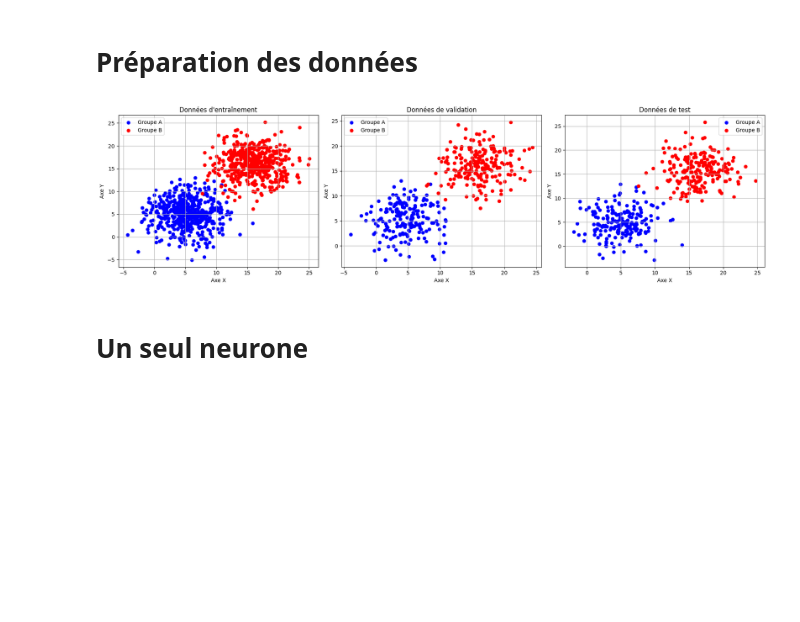
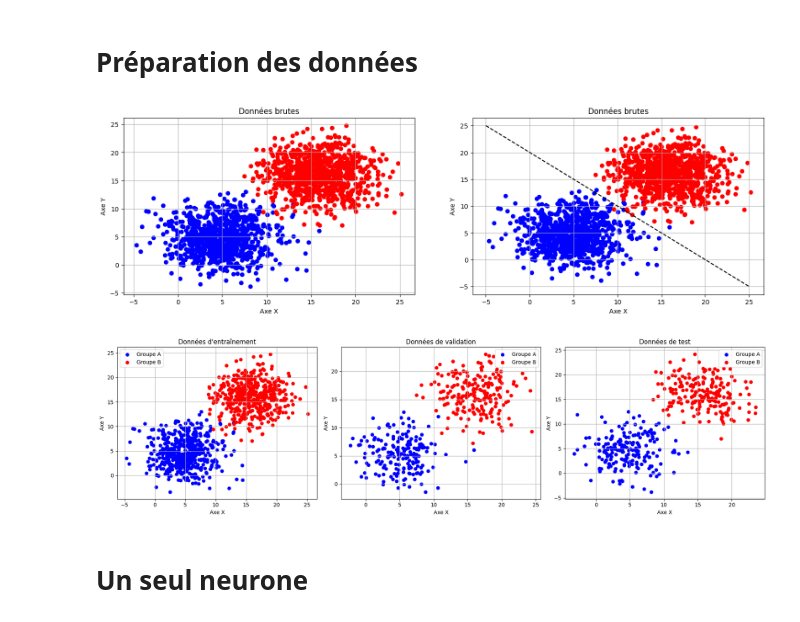
Before and after one commit to kmanu225/ml-perceptron, a Jupyter notebook: perceptron.ipynb, the cells around one changed output. Cells and saved outputs as stored; diff of their text form; code cells hidden in the pictures; blank space fills up the shorter version.

Commit message:
visual analysis

```diff
--- a/perceptron.ipynb
+++ b/perceptron.ipynb
@@ -49,42 +62,65 @@ total_per_class = N_train + N_val + N_test
 group_a = [[rd.gauss(mean_a, 3), rd.gauss(mean_a, 3)] for _ in range(total_per_class)]
 group_b = [[rd.gauss(mean_b, 3), rd.gauss(mean_b, 3)] for _ in range(total_per_class)]
 
+
 # Création des tableaux X (features) et Y (labels)
 X_raw_data = np.array(group_a + group_b)
 Y_raw_data = np.array([1] * total_per_class + [0] * total_per_class)  # 1 = groupe A, 0 = groupe B
+
+
+# Visualisation des données avant le découpage
+fig, axs = plt.subplots(1, 2, figsize=(18, 5))
+
+axs[0].scatter(np.array(group_a)[:, 0], np.array(group_a)[:, 1], color='blue')
+axs[0].scatter(np.array(group_b)[:, 0], np.array(group_b)[:, 1], color='red')
+axs[0].set_title("Données brutes")
+axs[0].set_xlabel("Axe X")
+axs[0].set_ylabel("Axe Y")
+axs[0].grid(True)
+
+axs[1].scatter(np.array(group_a)[:, 0], np.array(group_a)[:, 1], color='blue')
+axs[1].scatter(np.array(group_b)[:, 0], np.array(group_b)[:, 1], color='red')
+axs[1].plot([-5, 25], [25, -5], color='black', linestyle='--')  # Ligne de séparation
+axs[1].set_title("Données brutes")
+axs[1].set_xlabel("Axe X")
+axs[1].set_ylabel("Axe Y")
+axs[1].grid(True)
+plt.show()
+
 
 # Mélange des données
 indices = np.arange(len(X_raw_data))
 np.random.shuffle(indices)
 X_raw_data = X_raw_data[indices]
 Y_raw_data = Y_raw_data[indices]
 
 # ==== Découpage en ensembles ====
 train_size = 2 * N_train
 val_size = 2 * N_val
 test_size = 2 * N_test
 
 X_train = X_raw_data[:train_size]
 Y_train = Y_raw_data[:train_size]
 
 X_val = X_raw_data[train_size:train_size + val_size]
 Y_val = Y_raw_data[train_size:train_size + val_size]
 
 X_test = X_raw_data[train_size + val_size:]
 Y_test = Y_raw_data[train_size + val_size:]
 
 # ==== Visualisation ====
 plot_datasets_subplots(X_train, Y_train, X_val, Y_val, X_test, Y_test)
 
 # ==== Normalisation (Min-Max scaling) ====
 min_val = np.min(X_raw_data)
 max_val = np.max(X_raw_data)
 
 X_train = (X_train - min_val) / (max_val - min_val)
 X_val = (X_val - min_val) / (max_val - min_val)
 X_test = (X_test - min_val) / (max_val - min_val)
 # %% [output]
-[figure, old version]
+[figure, new version]
+[figure, added]
 # %% [markdown]
 # Un seul neurone
 # %%
```
Also changed, not shown: parts of 4 cells of this notebook.
